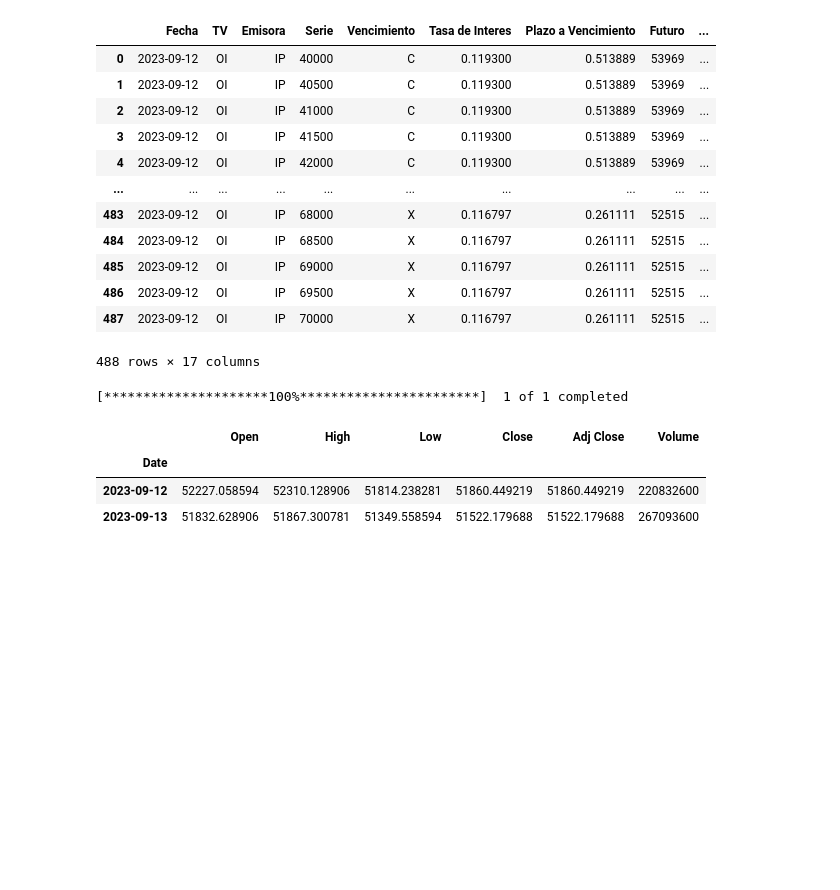
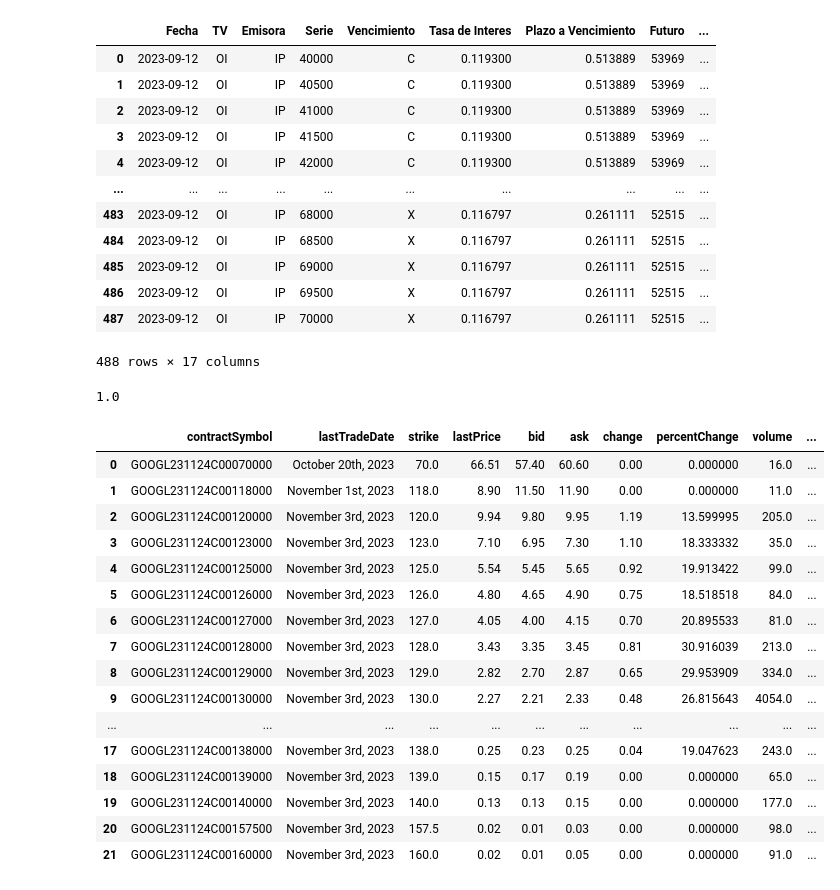
Before and after one commit to waldensanchez/HestonAutomation, a Jupyter notebook: NewApproach.ipynb, the cells around one changed output. Saved outputs shown, nothing was run; the diff lists cells and outputs as text; code cells hidden in the pictures; blank space fills up the shorter version.

```diff
--- a/NewApproach.ipynb
+++ b/NewApproach.ipynb
@@ -23,11 +29,28 @@ heston.clean
 | 486 | 2023-09-12 | OI | IP | 69500 | X | 0.116797 | 0.261111 | 52515 | ... |
 | 487 | 2023-09-12 | OI | IP | 70000 | X | 0.116797 | 0.261111 | 52515 | ... |
 488 rows × 17 columns
-# %%
-yf.download('^MXX', start = '2023-09-12', end = '2023-09-14')
-# %% [output]
-[*********************100%***********************]  1 of 1 completed
-|  | Open | High | Low | Close | Adj Close | Volume |
-| Date |  |  |  |  |  |  |
-| 2023-09-12 | 52227.058594 | 52310.128906 | 51814.238281 | 51860.449219 | 51860.449219 | 220832600 |
-| 2023-09-13 | 51832.628906 | 51867.300781 | 51349.558594 | 51522.179688 | 51522.179688 | 267093600 |
+# %%
+import numpy as np
+np.percentile(calls.volume, .5)
+# %% [output]
+1.0
+# %%
+calls
+# %% [output]
+|  | contractSymbol | lastTradeDate | strike | lastPrice | bid | ask | change | percentChange | volume | ... |
+| 0 | GOOGL231124C00070000 | October 20th, 2023 | 70.0 | 66.51 | 57.40 | 60.60 | 0.00 | 0.000000 | 16.0 | ... |
+| 1 | GOOGL231124C00118000 | November 1st, 2023 | 118.0 | 8.90 | 11.50 | 11.90 | 0.00 | 0.000000 | 11.0 | ... |
+| 2 | GOOGL231124C00120000 | November 3rd, 2023 | 120.0 | 9.94 | 9.80 | 9.95 | 1.19 | 13.599995 | 205.0 | ... |
+| 3 | GOOGL231124C00123000 | November 3rd, 2023 | 123.0 | 7.10 | 6.95 | 7.30 | 1.10 | 18.333332 | 35.0 | ... |
+| 4 | GOOGL231124C00125000 | November 3rd, 2023 | 125.0 | 5.54 | 5.45 | 5.65 | 0.92 | 19.913422 | 99.0 | ... |
+| 5 | GOOGL231124C00126000 | November 3rd, 2023 | 126.0 | 4.80 | 4.65 | 4.90 | 0.75 | 18.518518 | 84.0 | ... |
+| 6 | GOOGL231124C00127000 | November 3rd, 2023 | 127.0 | 4.05 | 4.00 | 4.15 | 0.70 | 20.895533 | 81.0 | ... |
+| 7 | GOOGL231124C00128000 | November 3rd, 2023 | 128.0 | 3.43 | 3.35 | 3.45 | 0.81 | 30.916039 | 213.0 | ... |
+| 8 | GOOGL231124C00129000 | November 3rd, 2023 | 129.0 | 2.82 | 2.70 | 2.87 | 0.65 | 29.953909 | 334.0 | ... |
+| 9 | GOOGL231124C00130000 | November 3rd, 2023 | 130.0 | 2.27 | 2.21 | 2.33 | 0.48 | 26.815643 | 4054.0 | ... |
+| ... | ... | ... | ... | ... | ... | ... | ... | ... | ... | ... |
+| 17 | GOOGL231124C00138000 | November 3rd, 2023 | 138.0 | 0.25 | 0.23 | 0.25 | 0.04 | 19.047623 | 243.0 | ... |
+| 18 | GOOGL231124C00139000 | November 3rd, 2023 | 139.0 | 0.15 | 0.17 | 0.19 | 0.00 | 0.000000 | 65.0 | ... |
+| 19 | GOOGL231124C00140000 | November 3rd, 2023 | 140.0 | 0.13 | 0.13 | 0.15 | 0.00 | 0.000000 | 177.0 | ... |
+| 20 | GOOGL231124C00157500 | November 3rd, 2023 | 157.5 | 0.02 | 0.01 | 0.03 | 0.00 | 0.000000 | 98.0 | ... |
+| 21 | GOOGL231124C00160000 | November 3rd, 2023 | 160.0 | 0.02 | 0.01 | 0.05 | 0.00 | 0.000000 | 91.0 | ... |
```
Also changed, not shown: parts of 13 cells of this notebook, 3 other files.
